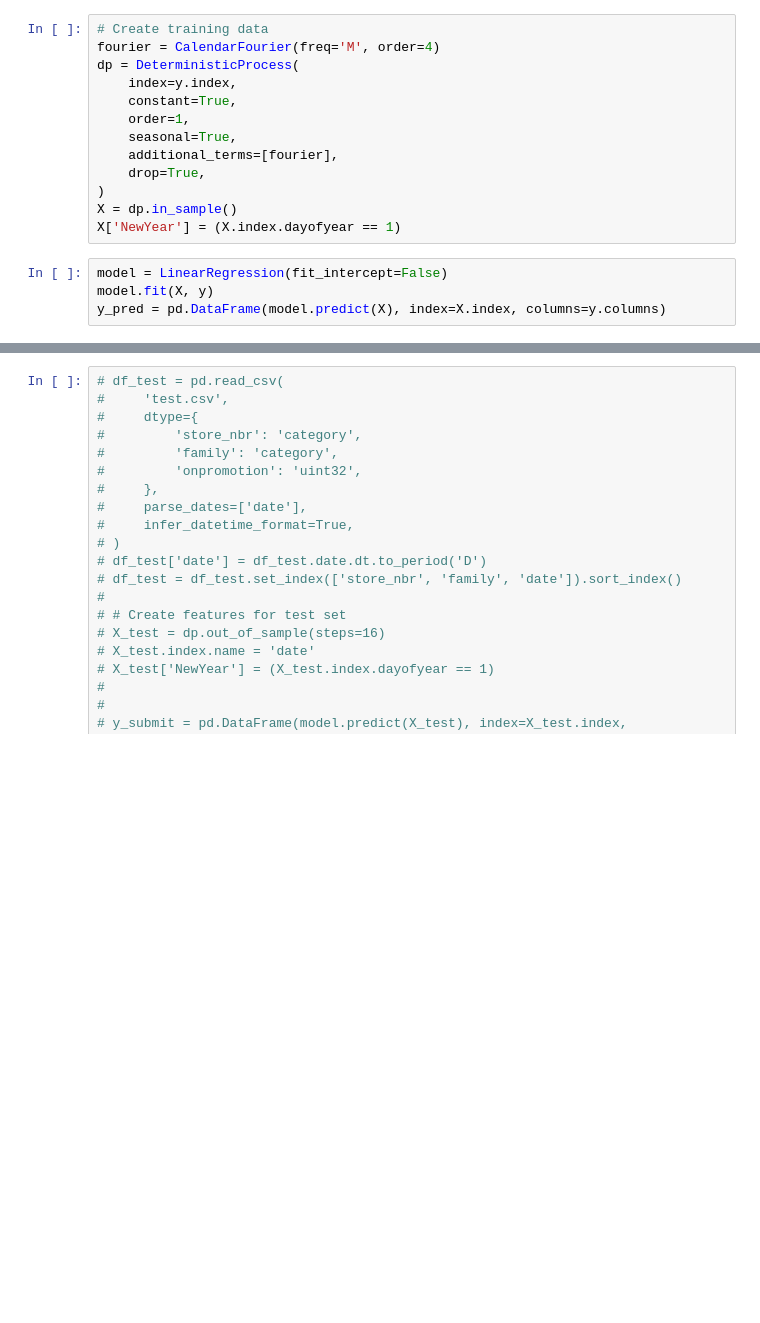
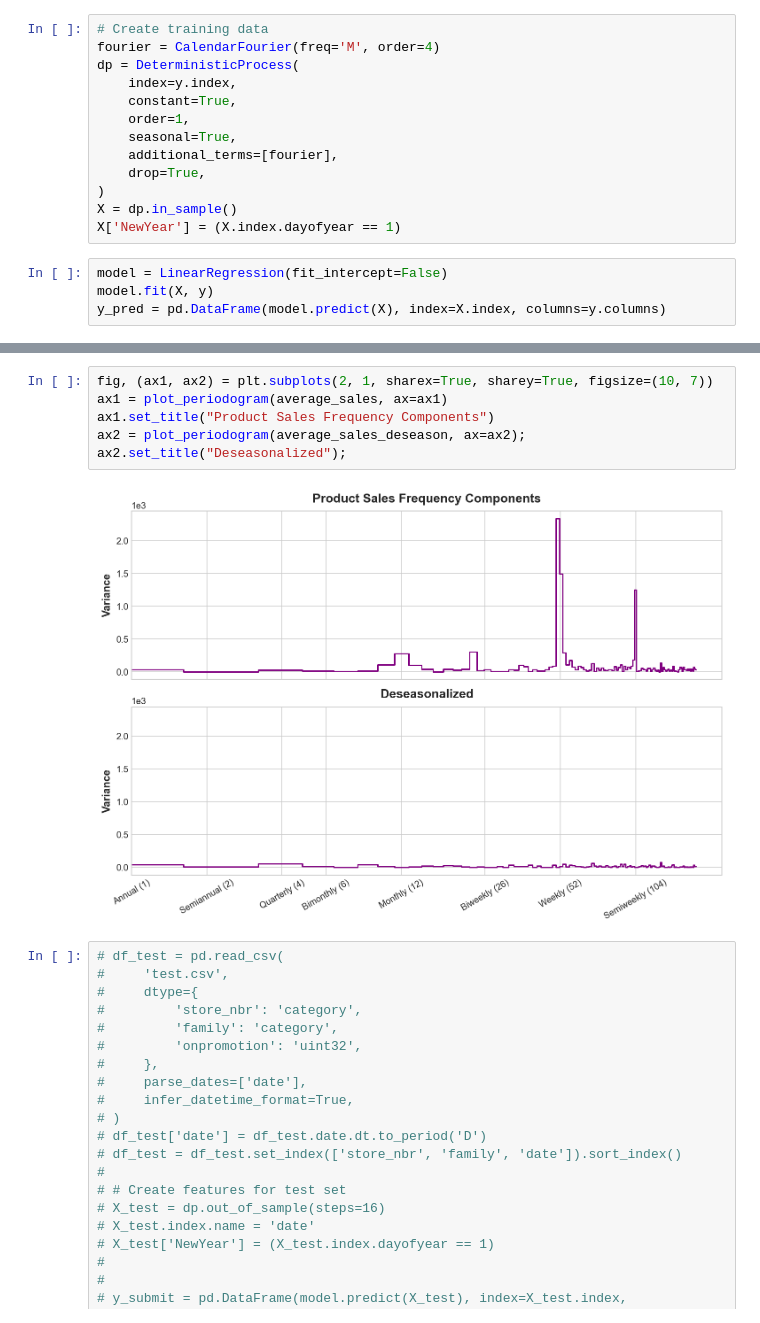
Before and after one commit to Krupenz/store-sales-forecasting, a Jupyter notebook: seasonality.ipynb, the cells around one changed output, grey strips where cells are left out. Saved outputs shown, nothing was run; the diff lists cells and outputs as text; blank space fills up the shorter version.

```diff
--- a/seasonality.ipynb
+++ b/seasonality.ipynb
@@ -62,3 +130,11 @@ Text(0.5, 1.0, 'AUTOMOTIVE Sales at Store 3')
+# %%
+fig, (ax1, ax2) = plt.subplots(2, 1, sharex=True, sharey=True, figsize=(10, 7))
+ax1 = plot_periodogram(average_sales, ax=ax1)
+ax1.set_title("Product Sales Frequency Components")
+ax2 = plot_periodogram(average_sales_deseason, ax=ax2);
+ax2.set_title("Deseasonalized");
+# %% [output]
+[figure, added]
 # %%
 # df_test = pd.read_csv(
 #     'test.csv',
```
Also changed, not shown: parts of 3 cells of this notebook, 5 other files.
